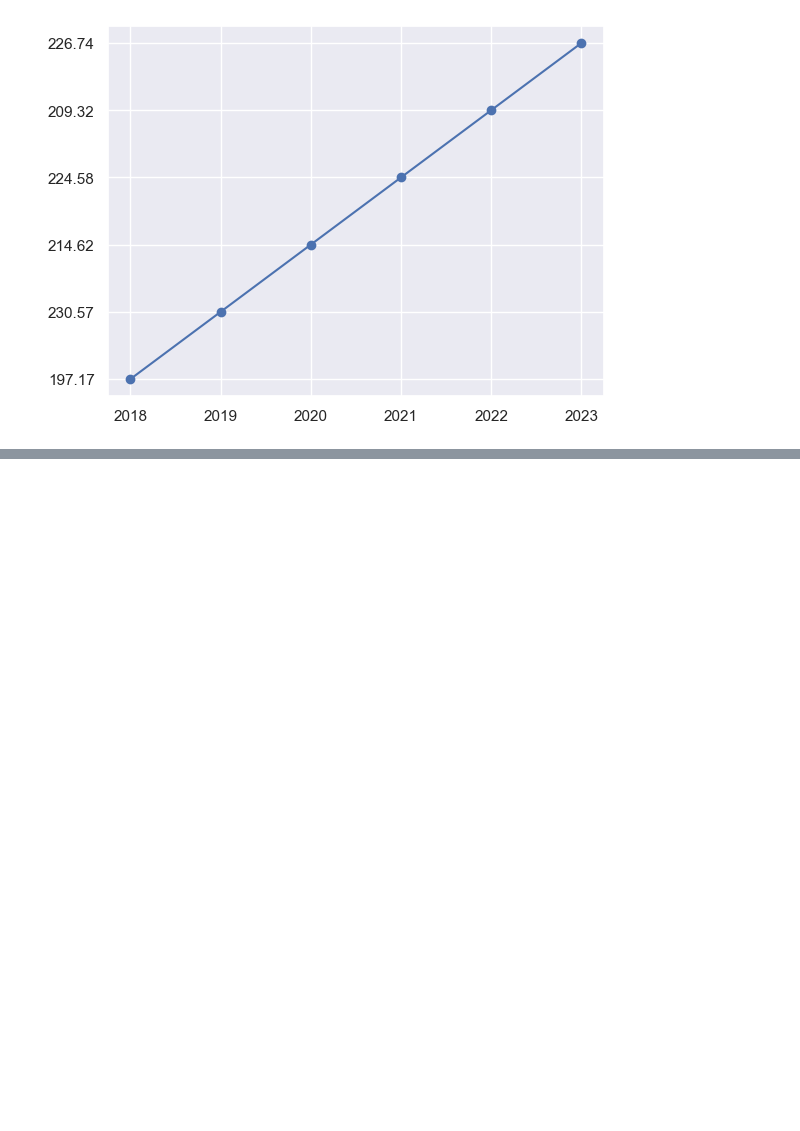
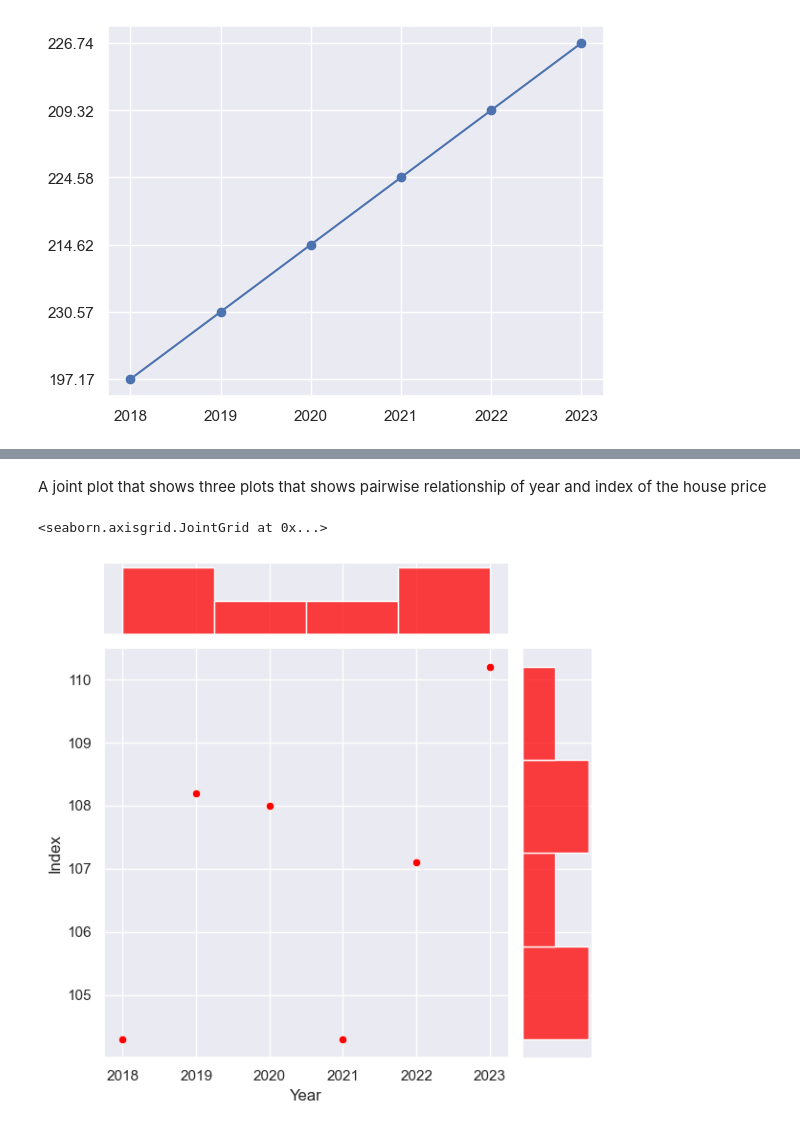
Before and after one commit to TanerGithub2023/Project-in-Data-Science-House-Prices, a Jupyter notebook: Factors and Effects That Increases House Prices in Cyprus.ipynb, the cells around one changed output, grey strips where cells are left out. Cells and saved outputs as stored; diff of their text form; code cells hidden in the pictures; blank space fills up the shorter version.

```diff
--- a/Factors and Effects That Increases House Prices in Cyprus.ipynb
+++ b/Factors and Effects That Increases House Prices in Cyprus.ipynb
@@ -70,0 +80,3 @@ plt.show()
+# %%
+df2=pd.read_csv(r"House Price Index.csv")
+df2.head()
@@ -70,0 +113,7 @@ plt.show()
+# %% [markdown]
+A joint plot that shows three plots that shows pairwise relationship of year and index of the house price
+# %%
+sns.jointplot(x=df2['Year'],y=df2['Index'],color='red')
+# %% [output]
+<seaborn.axisgrid.JointGrid at 0x...>
+[figure, added]
```
Also changed, not shown: parts of 32 cells of this notebook.
